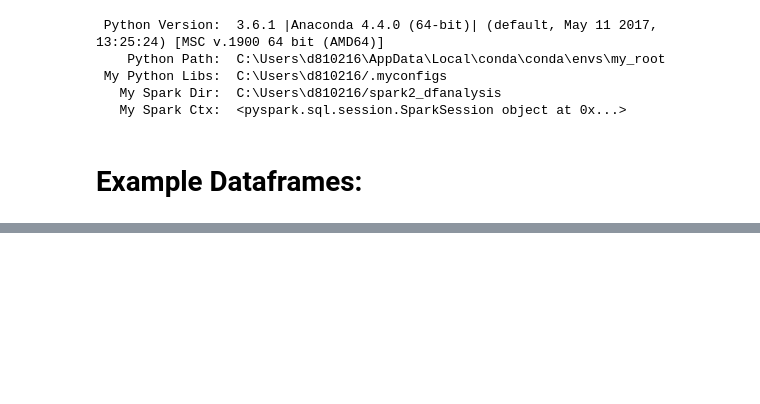
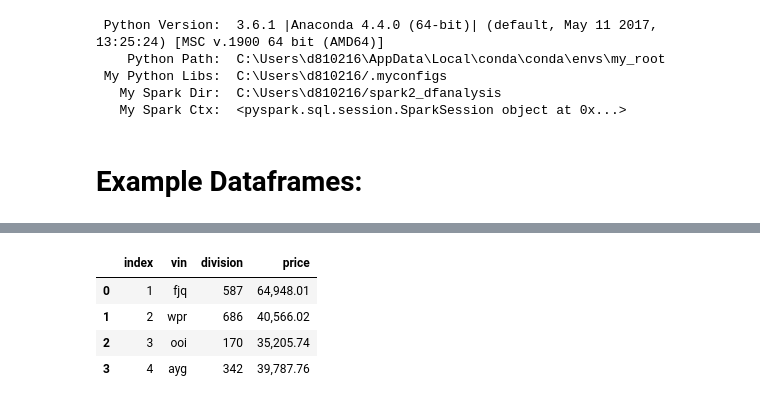
Before and after one commit to dmerz75/spark2_dfanalysis, a Jupyter notebook: notebooks/complete/Example_Dataframes.ipynb, the cells around one changed output, grey strips where cells are left out. Cells and saved outputs as stored; diff of their text form; code cells hidden in the pictures; blank space fills up the shorter version.

```diff
--- a/notebooks/complete/Example_Dataframes.ipynb
+++ b/notebooks/complete/Example_Dataframes.ipynb
@@ -138,3 +138,20 @@ df.limit(4).toPandas()
+# %%
+# 5 columns: index(int), strings, ints, double
+
+df1 = DFB.arrays_to_dataframe(
+    [[int(x) for x in np.linspace(1,num,num)],
+     DFB.build_array("string",num=num,width=3),
+     DFB.build_array("integer",num=num,nrange=(100,999)),
+     DFB.build_array("double",num=num,nrange=(1000,100000))],
+    ['index','vin','division','price'])
+
+df1.limit(4).toPandas()
+# %% [output]
+|  | index | vin | division | price |
+| 0 | 1 | fjq | 587 | 64,948.01 |
+| 1 | 2 | wpr | 686 | 40,566.02 |
+| 2 | 3 | ooi | 170 | 35,205.74 |
+| 3 | 4 | ayg | 342 | 39,787.76 |
 # %%
 # 10 columns: index(int), strings, ints, double
 
```
Also changed, not shown: parts of 3 cells of this notebook, 9 other files.
